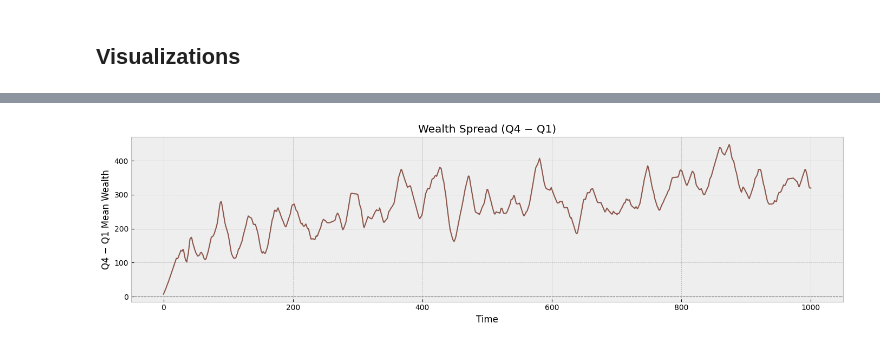
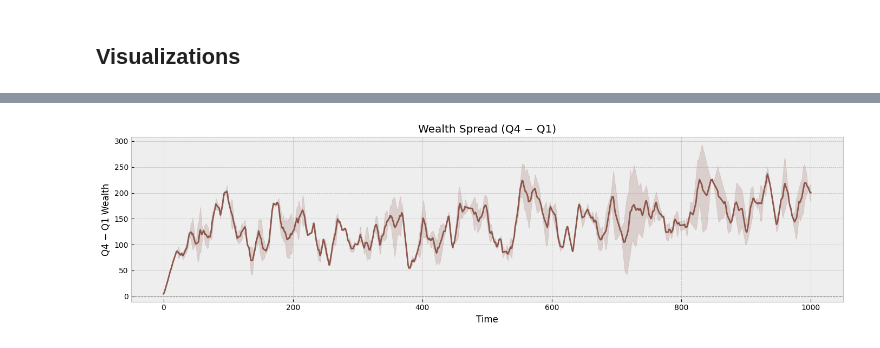
Before and after one commit to ELC/housing-market-simulation, a Jupyter notebook: book/chapters/03_simulation.ipynb, the cells around one changed output, grey strips where cells are left out. Cells and saved outputs as stored; diff of their text form; code cells hidden in the pictures.

Commit message:
feat: implement house rebuilding events and wealth spread calculations

```diff
--- a/book/chapters/03_simulation.ipynb
+++ b/book/chapters/03_simulation.ipynb
@@ -180,6 +181,7 @@ vacancy_count_gold = build_vacancy_count(occupancy_silver)
 time_to_rent_rolling_gold = build_time_to_rent_rolling(time_to_rent_silver)
 rent_duration_rolling_gold = build_rent_duration_rolling(rent_duration_silver)
 wealth_quartiles_gold = build_wealth_quartiles(renter_wealth_gold)
+wealth_spread_gold = build_wealth_spread(wealth_quartiles_gold)
 # %% [markdown]
 ## Visualizations
 # %%
@@ -200,8 +202,8 @@ plt.show()
 # %%
-plot_wealth_spread(wealth_quartiles_gold)
+plot_wealth_spread(wealth_spread_gold)
 plt.show()
 # %% [output]
-[figure, old version]
+[figure, new version]
 # %%
 plot_avg_rent(rent_payments_gold)
 plt.show()
```
Also changed, not shown: parts of 14 cells of this notebook, 17 other files.
